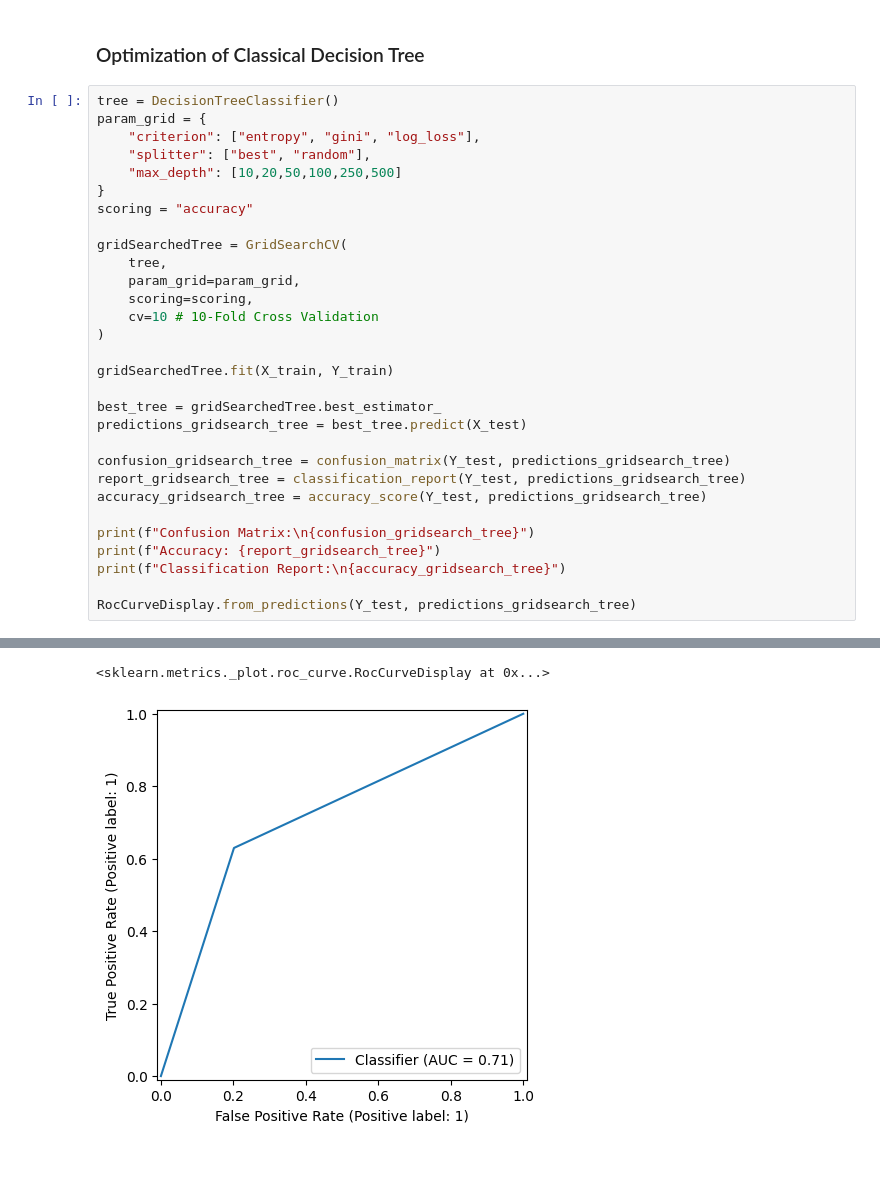
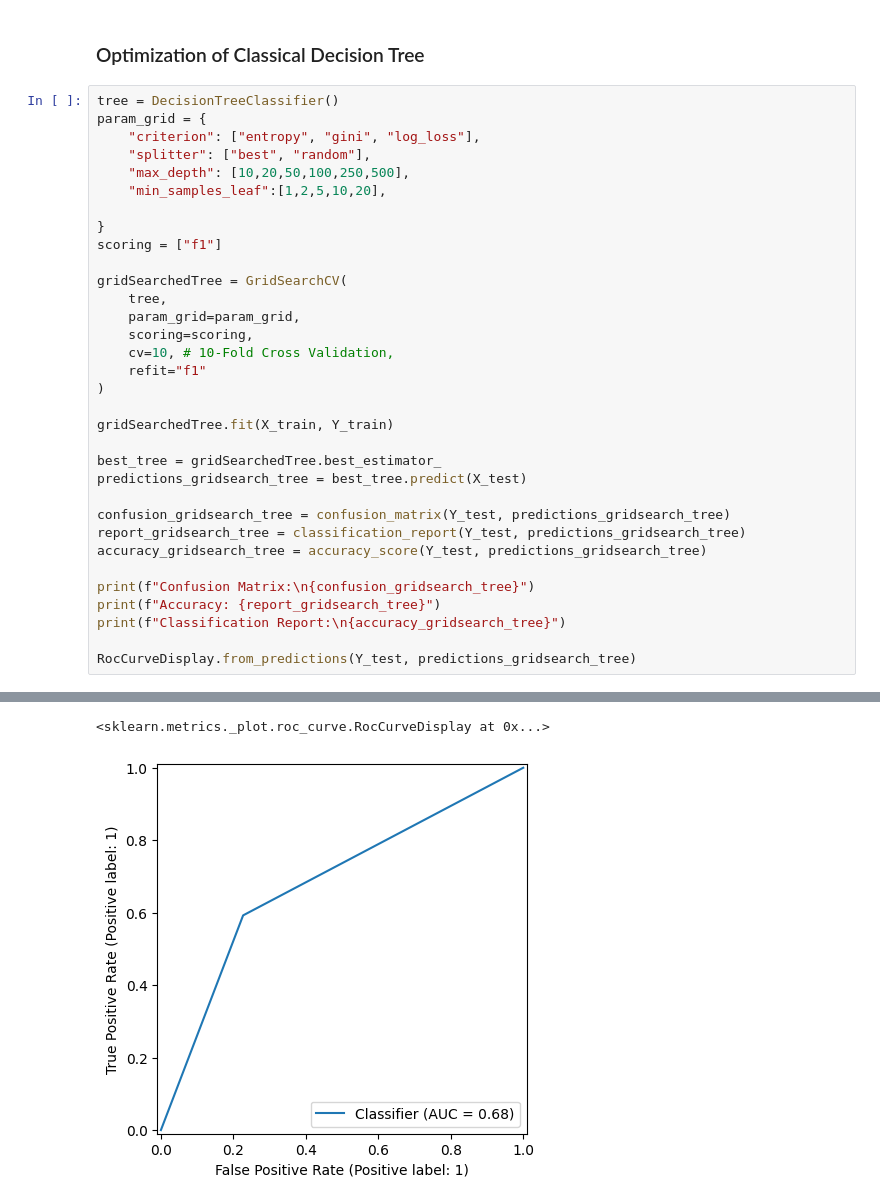
Before and after one commit to Pipasgonzalez/statistical_learning_trees, a Jupyter notebook: JägerGallego_GallegoJimenez.ipynb, the cells around one changed output, grey strips where cells are left out. Drawn from its saved outputs; the diff is of its cells as text; blank space fills up the shorter version.

```diff
--- a/JägerGallego_GallegoJimenez.ipynb
+++ b/JägerGallego_GallegoJimenez.ipynb
@@ -338,15 +271,18 @@ tree = DecisionTreeClassifier()
 param_grid = {
     "criterion": ["entropy", "gini", "log_loss"],
     "splitter": ["best", "random"],
-    "max_depth": [10,20,50,100,250,500]
+    "max_depth": [10,20,50,100,250,500],
+    "min_samples_leaf":[1,2,5,10,20],
+
 }
-scoring = "accuracy"
+scoring = ["f1"]
 
 gridSearchedTree = GridSearchCV(
     tree,
     param_grid=param_grid,
     scoring=scoring,
-    cv=10 # 10-Fold Cross Validation
+    cv=10, # 10-Fold Cross Validation,
+    refit="f1"
 )
 
 gridSearchedTree.fit(X_train, Y_train)
@@ -381,2 +317,2 @@ Classification Report:
 <sklearn.metrics._plot.roc_curve.RocCurveDisplay at 0x...>
-[figure, old version]
+[figure, new version]
```
Also changed, not shown: parts of 9 cells of this notebook, 1 other file.
